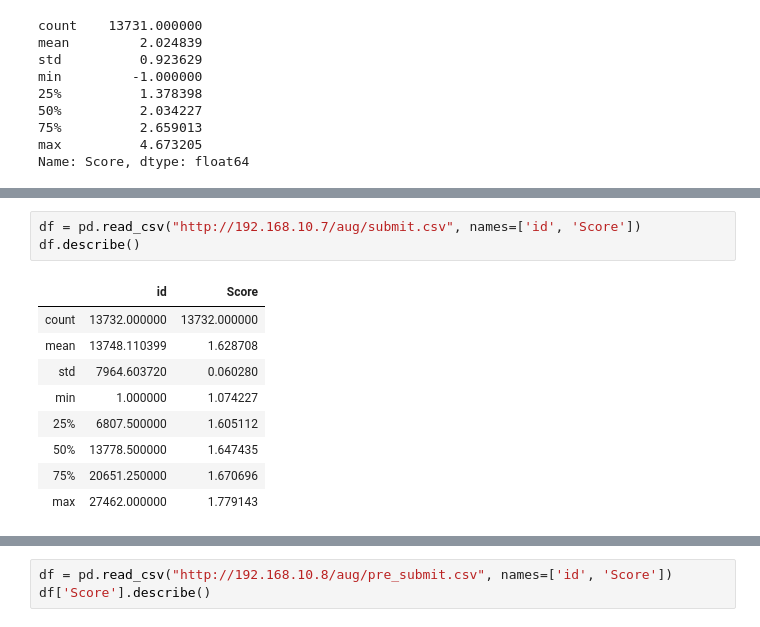
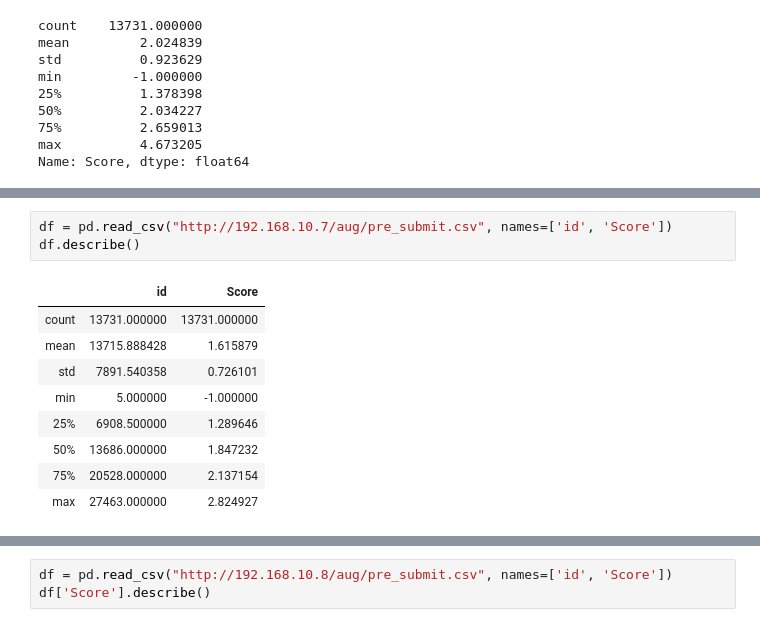
Before and after one commit to h4nyu/aplf, a Jupyter notebook: app/notebooks/Untitled.ipynb, the cells around one changed output, grey strips where cells are left out. Saved outputs shown, nothing was run; the diff lists cells and outputs as text.

```diff
--- a/app/notebooks/Untitled.ipynb
+++ b/app/notebooks/Untitled.ipynb
@@ -20,13 +19,13 @@ df['Score'].hist(bins=100)
 # %%
-df = pd.read_csv("http://192.168.10.7/aug/submit.csv", names=['id', 'Score'])
+df = pd.read_csv("http://192.168.10.7/aug/pre_submit.csv", names=['id', 'Score'])
 df.describe()
 # %% [output]
 |  | id | Score |
-| count | 13732.000000 | 13732.000000 |
-| mean | 13748.110399 | 1.628708 |
-| std | 7964.603720 | 0.060280 |
-| min | 1.000000 | 1.074227 |
-| 25% | 6807.500000 | 1.605112 |
-| 50% | 13778.500000 | 1.647435 |
-| 75% | 20651.250000 | 1.670696 |
-| max | 27462.000000 | 1.779143 |
+| count | 13731.000000 | 13731.000000 |
+| mean | 13715.888428 | 1.615879 |
+| std | 7891.540358 | 0.726101 |
+| min | 5.000000 | -1.000000 |
+| 25% | 6908.500000 | 1.289646 |
+| 50% | 13686.000000 | 1.847232 |
+| 75% | 20528.000000 | 2.137154 |
+| max | 27463.000000 | 2.824927 |
```
Also changed, not shown: parts of 6 cells of this notebook, 4 other files.
